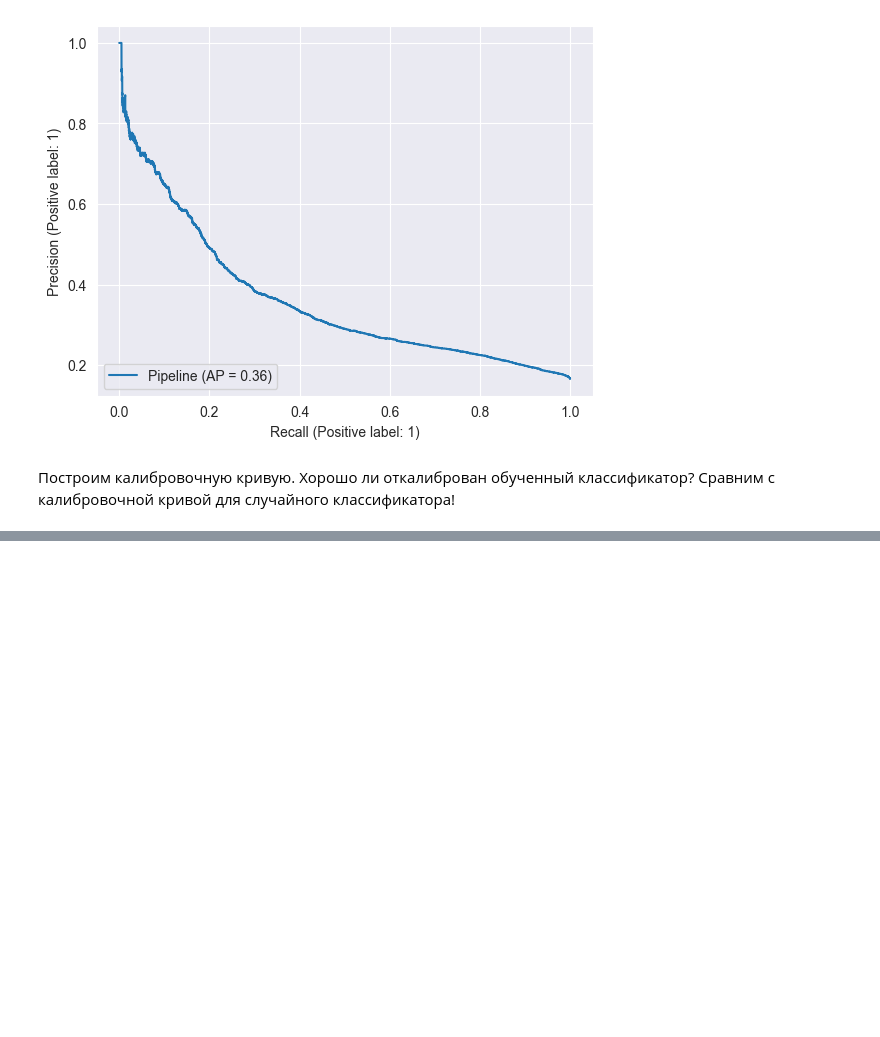
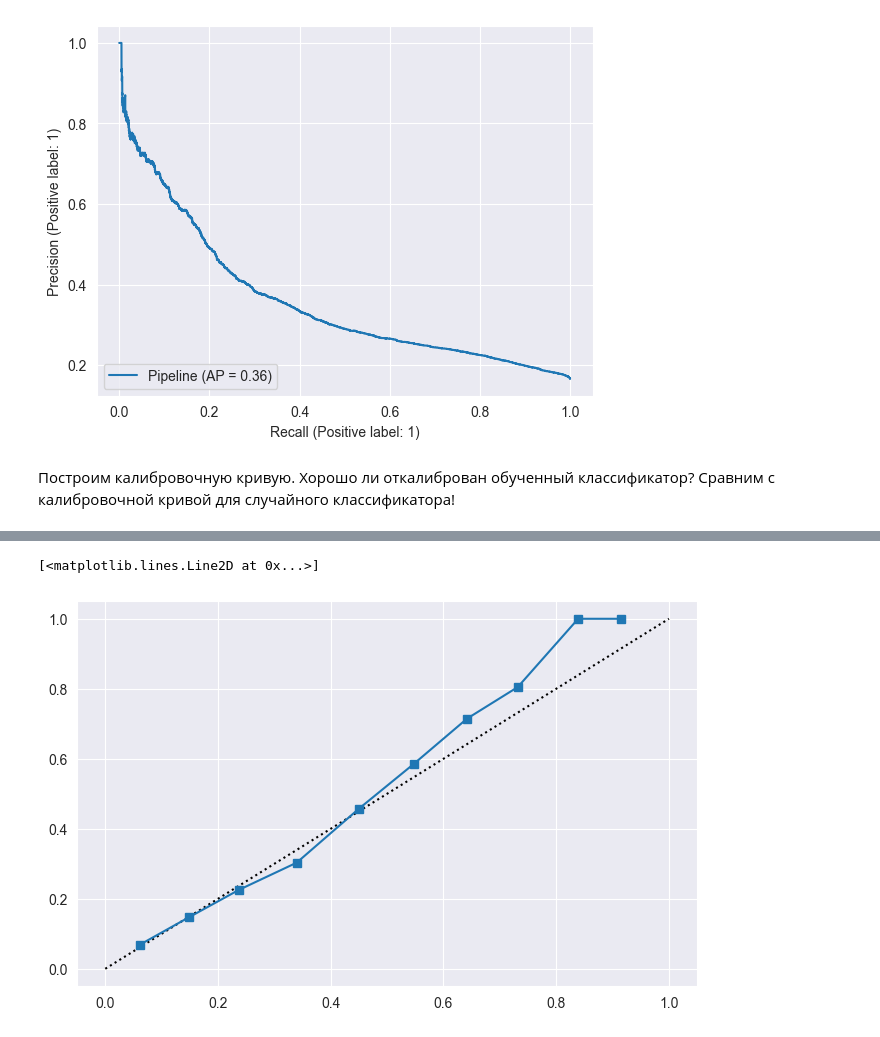
Before and after one commit to Dmitrysw/ML, a Jupyter notebook: lesson_12/HW_12.ipynb, the cells around one changed output, grey strips where cells are left out. Cells and saved outputs as stored; diff of their text form; code cells hidden in the pictures; blank space fills up the shorter version.

```diff
--- a/lesson_12/HW_12.ipynb
+++ b/lesson_12/HW_12.ipynb
@@ -136,0 +137,9 @@ plt.tight_layout()
+# %%
+plt.figure(figsize=(8, 5))
+plt.plot([0, 1], [0, 1], "k:", label="Perfectly calibrated")
+prob_pos = pipe.predict_proba(X_test)[:, 1]
+fraction_of_positives, mean_predicted_value = calibration_curve(y_test, prob_pos, n_bins=10)
+plt.plot(mean_predicted_value, fraction_of_positives, "s-", label="logreg")
+# %% [output]
+[<matplotlib.lines.Line2D at 0x...>]
+[figure, added]
```
Also changed, not shown: parts of 3 cells of this notebook, 1 other file.
